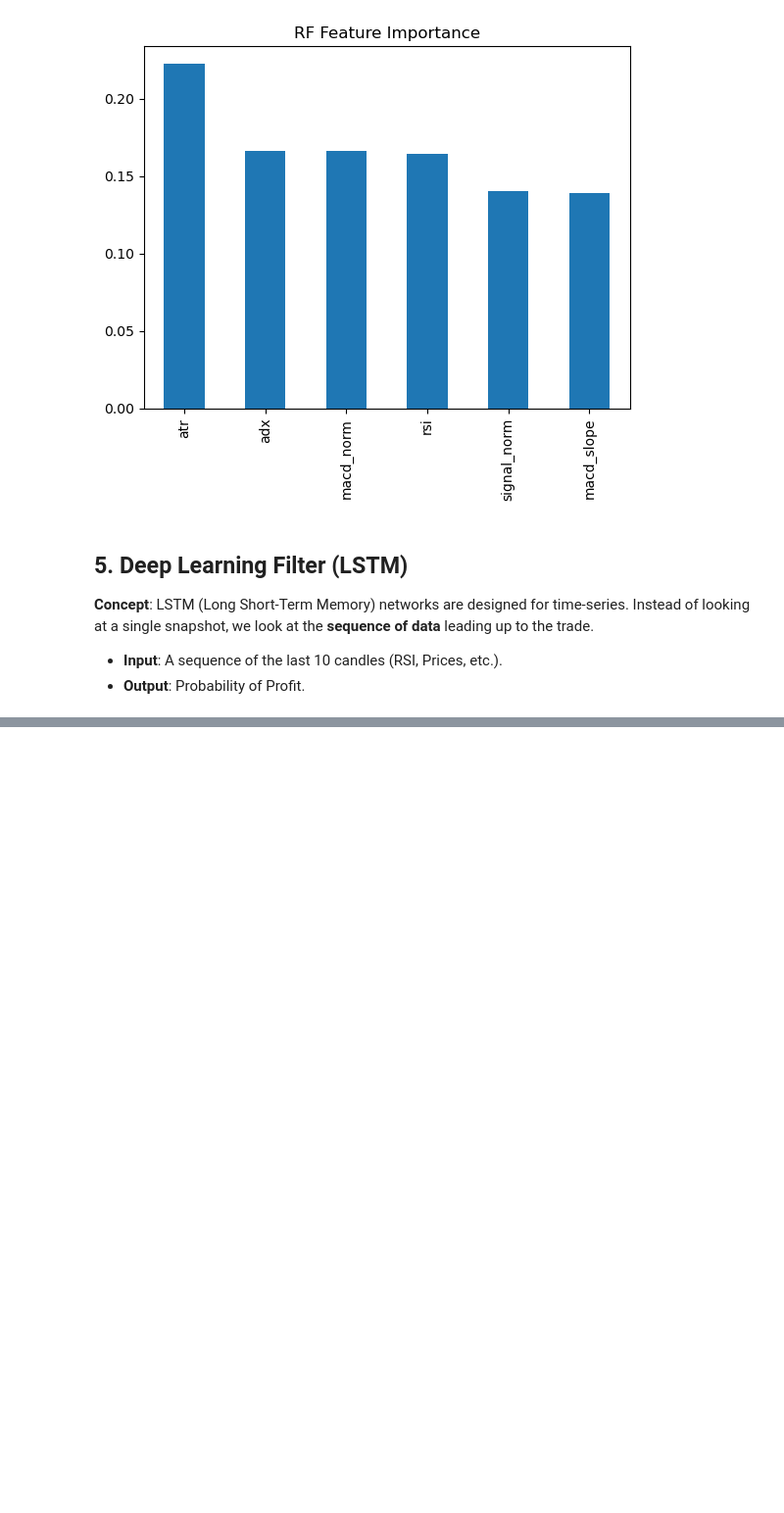
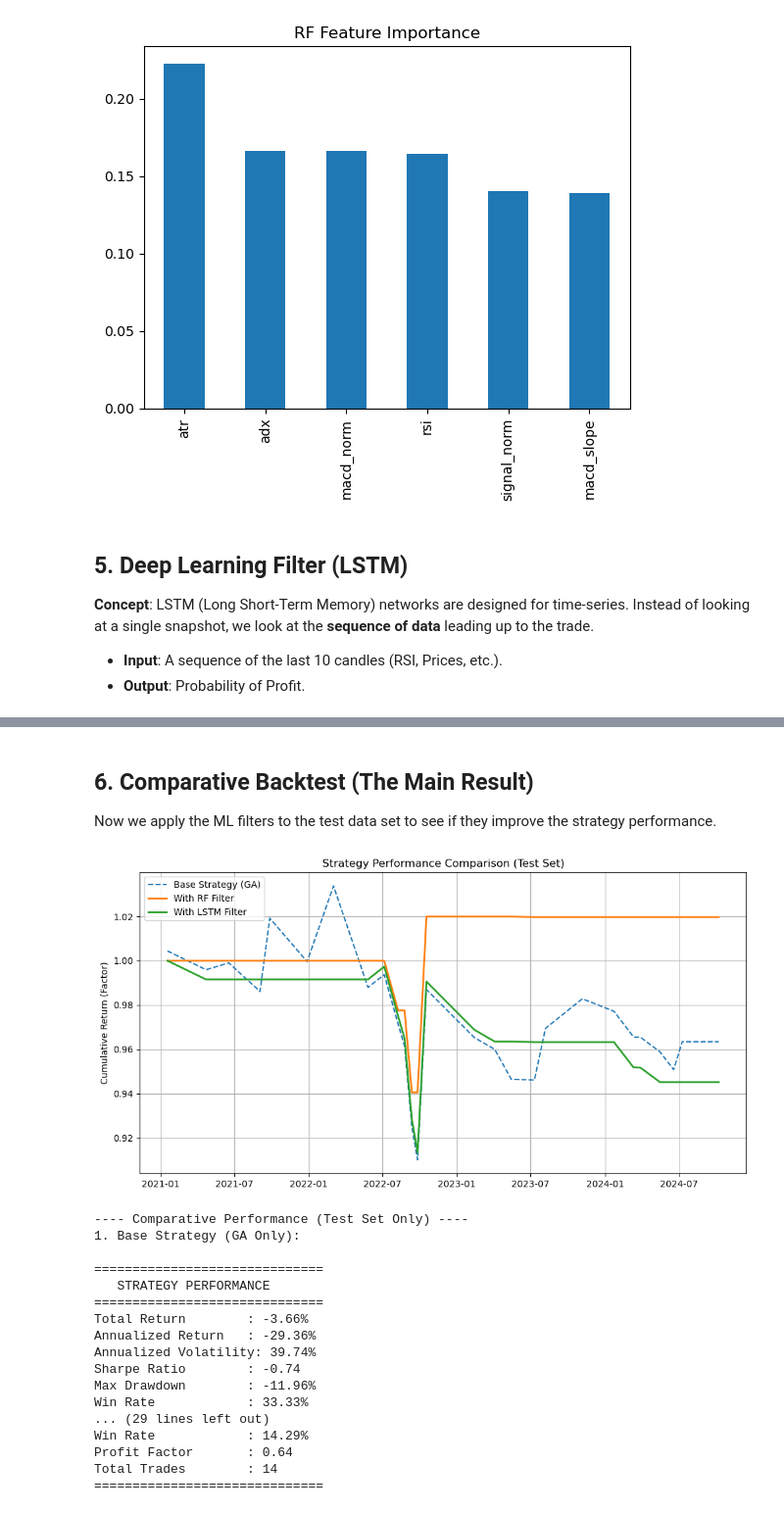
Before and after one commit to troytoy/Advance_Research_Project, a Jupyter notebook: final_project.ipynb, the cells around one changed output, grey strips where cells are left out. Shown at 98% size. Drawn from its saved outputs; the diff is of its cells as text; code cells hidden in the pictures; blank space fills up the shorter version.

Commit message:
Enhance: Add comparative backtest and visualized signals to notebook

```diff
--- a/final_project.ipynb
+++ b/final_project.ipynb
@@ -231,6 +232,7 @@ idx_map = {idx: i for i, idx in enumerate(df_scaled.index)}
 
 X_lstm = []
 y_lstm = []
+indices_lstm = [] # Keep track of which trade this is
 
 # Iterate over the identified trades in trades_df
 for time_idx in trades_df.index:
@@ -246,6 +248,7 @@ for time_idx in trades_df.index:
     if len(seq) == SEQ_LEN:
         X_lstm.append(seq)
         y_lstm.append(label)
+        indices_lstm.append(time_idx)
 
 X_lstm = np.array(X_lstm)
 y_lstm = np.array(y_lstm)
@@ -253,7 +256,9 @@ y_lstm = np.array(y_lstm)
 print(f"LSTM Data Shape: {X_lstm.shape}")
 
 # 2. Split Data
-X_train_lstm, X_test_lstm, y_train_lstm, y_test_lstm = train_test_split(X_lstm, y_lstm, test_size=0.3, shuffle=False)
+X_train_lstm, X_test_lstm, y_train_lstm, y_test_lstm, idx_train_lstm, idx_test_lstm = train_test_split(
+    X_lstm, y_lstm, indices_lstm, test_size=0.3, shuffle=False
+)
 
 # 3. Build Model
 model = tf.keras.Sequential([
@@ -276,11 +281,11 @@ plt.title('LSTM Training Loss')
 plt.show()
 
 # 5. Evaluate
-preds_prob = model.predict(X_test_lstm)
-preds_lstm = (preds_prob > 0.5).astype(int)
+preds_prob_lstm = model.predict(X_test_lstm)
+preds_class_lstm = (preds_prob_lstm > 0.5).astype(int)
 
 print("LSTM Results:")
-print(classification_report(y_test_lstm, preds_lstm, zero_division=0))
+print(classification_report(y_test_lstm, preds_class_lstm, zero_division=0))
 # %% [output]
 LSTM Data Shape: (89, 10, 6)
 [figure]
@@ -294,3 +299,70 @@ LSTM Results:
     accuracy                           0.30        27
    macro avg       0.30      0.28      0.28        27
 weighted avg       0.36      0.30      0.32        27
+# %% [markdown]
+## 6. Comparative Backtest (The Main Result)
+Now we apply the ML filters to the test data set to see if they improve the strategy performance.
+# %%
+# Prepare Test Set for Comparison (Using the Test Split from RF)
+# Note: RandomForest's test set corresponds to the last 30% of trades
+
+test_trades = trades_df.loc[y_test.index].copy()
+
+# 1. Base Strategy (No Filter)
+# We already have the 'Return' column
+test_trades['Base_Cumulative'] = (1 + test_trades['Return']).cumprod()
+
+# 2. RF Filtered Strategy
+test_trades['RF_Pred'] = preds # Predictions from RF
+test_trades['RF_Return'] = test_trades.apply(lambda row: row['Return'] if row['RF_Pred'] == 1 else 0, axis=1)
+test_trades['RF_Cumulative'] = (1 + test_trades['RF_Return']).cumprod()
+
+# 3. LSTM Filtered Strategy
+# Important: LSTM might have slightly fewer samples due to Sequence Drop, need to align
+lstm_preds_map = {idx: pred[0] for idx, pred in zip(idx_test_lstm, preds_class_lstm)}
+test_trades['LSTM_Pred'] = test_trades.index.map(lstm_preds_map).fillna(0) # Default to 0 if not in LSTM set
+test_trades['LSTM_Return'] = test_trades.apply(lambda row: row['Return'] if row['LSTM_Pred'] == 1 else 0, axis=1)
+test_trades['LSTM_Cumulative'] = (1 + test_trades['LSTM_Return']).cumprod()
+
+# --- Plot Equity Curves ---
+plt.figure(figsize=(12, 6))
+plt.plot(test_trades.index, test_trades['Base_Cumulative'], label='Base Strategy (GA)', linestyle='--')
+plt.plot(test_trades.index, test_trades['RF_Cumulative'], label='With RF Filter', linewidth=2)
+plt.plot(test_trades.index, test_trades['LSTM_Cumulative'], label='With LSTM Filter', linewidth=2)
+plt.title('Strategy Performance Comparison (Test Set)')
+plt.legend()
+plt.ylabel('Cumulative Return (Factor)')
+plt.grid(True)
+plt.show()
+
+# --- Print Detailed Metrics ---
+print("---- Comparative Performance (Test Set Only) ----")
+print("1. Base Strategy (GA Only):")
+print_metrics(calculate_metrics(test_trades['Return'], test_trades))
+
+print("2. With Random Forest Filter:")
+rf_only_trades = test_trades[test_trades['RF_Pred'] == 1]
+print_metrics(calculate_metrics(test_trades['RF_Return'], rf_only_trades))
+
+print("3. With LSTM Filter:")
+lstm_only_trades = test_trades[test_trades['LSTM_Pred'] == 1]
+print_metrics(calculate_metrics(test_trades['LSTM_Return'], lstm_only_trades))
+# %% [output]
+[figure, added]
+---- Comparative Performance (Test Set Only) ----
+1. Base Strategy (GA Only):
+
+==============================
+   STRATEGY PERFORMANCE
+==============================
+Total Return        : -3.66%
+Annualized Return   : -29.36%
+Annualized Volatility: 39.74%
+Sharpe Ratio        : -0.74
+Max Drawdown        : -11.96%
+Win Rate            : 33.33%
+... (29 lines left out)
+Win Rate            : 14.29%
+Profit Factor       : 0.64
+Total Trades        : 14
+==============================
```
Also changed, not shown: parts of 4 cells of this notebook.
